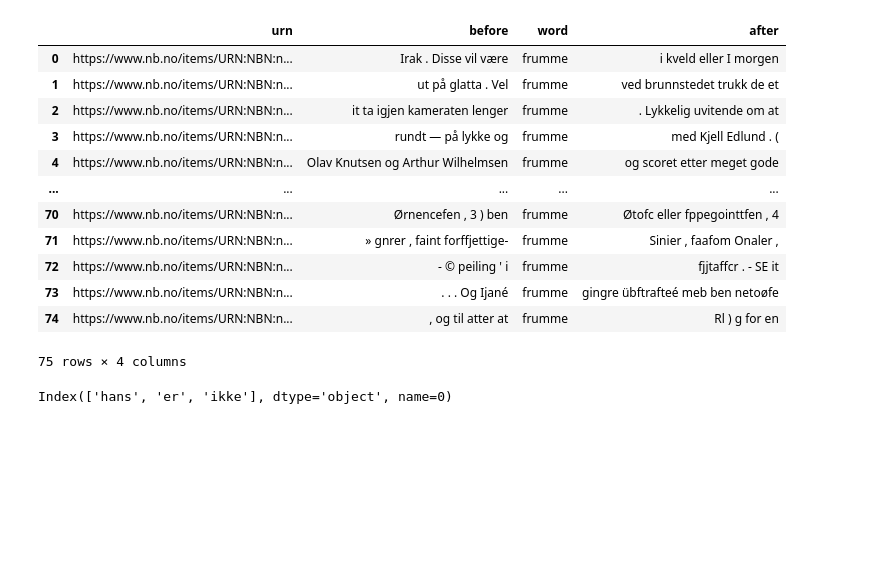
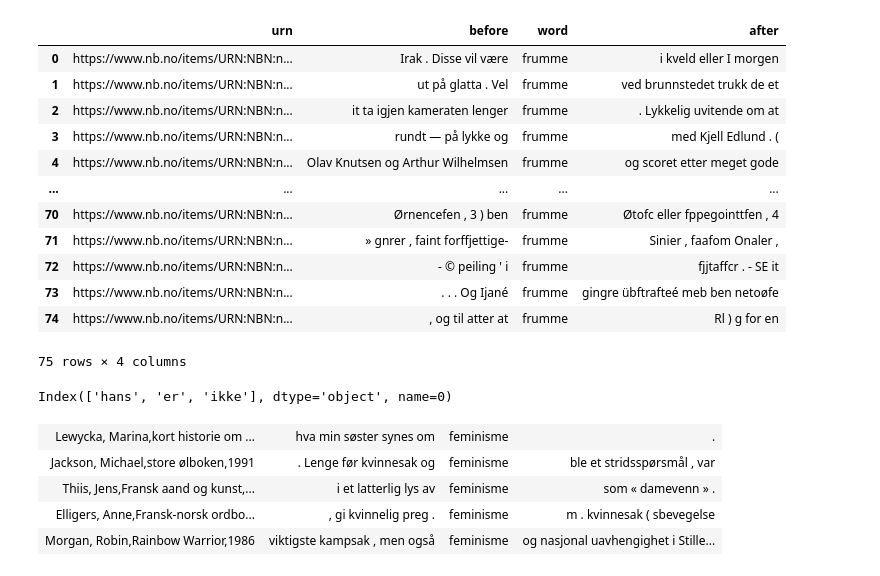
Before and after one commit to Yoonsen/ordboksprosjektet, a Jupyter notebook: Jokertegnsøk.ipynb, the cells around one changed output. Saved outputs shown, nothing was run; the diff lists cells and outputs as text; code cells hidden in the pictures; blank space fills up the shorter version.

```diff
--- a/Jokertegnsøk.ipynb
+++ b/Jokertegnsøk.ipynb
@@ -156,3 +156,11 @@ resultat = pd.DataFrame([w.strip() for w in word.split(',')]).set_index(0)
 resultat.index
 # %% [output]
 Index(['hans', 'er', 'ikke'], dtype='object', name=0)
+# %%
+nb.concordance(['feminisme'])
+# %% [output]
+| Lewycka, Marina,kort historie om ... | hva min søster synes om | feminisme | . |
+| Jackson, Michael,store ølboken,1991 | . Lenge før kvinnesak og | feminisme | ble et stridsspørsmål , var |
+| Thiis, Jens,Fransk aand og kunst,... | i et latterlig lys av | feminisme | som « damevenn » . |
+| Elligers, Anne,Fransk-norsk ordbo... | , gi kvinnelig preg . | feminisme | m . kvinnesak ( sbevegelse |
+| Morgan, Robin,Rainbow Warrior,1986 | viktigste kampsak , men også | feminisme | og nasjonal uavhengighet i Stille... |
```
Also changed, not shown: 1 other file.
